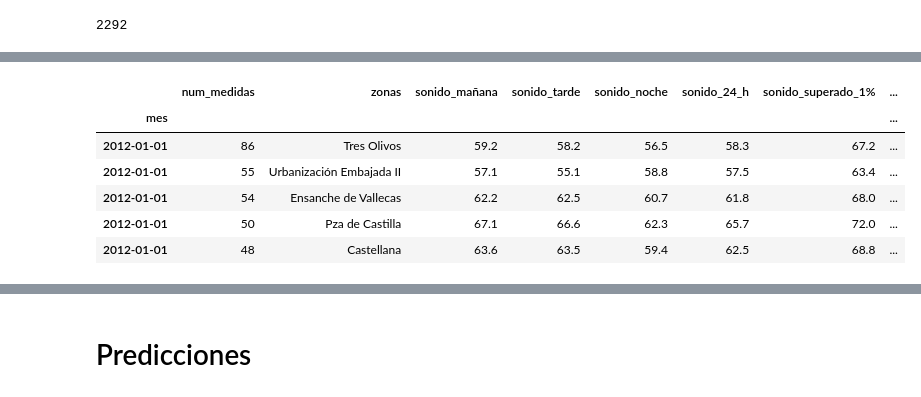
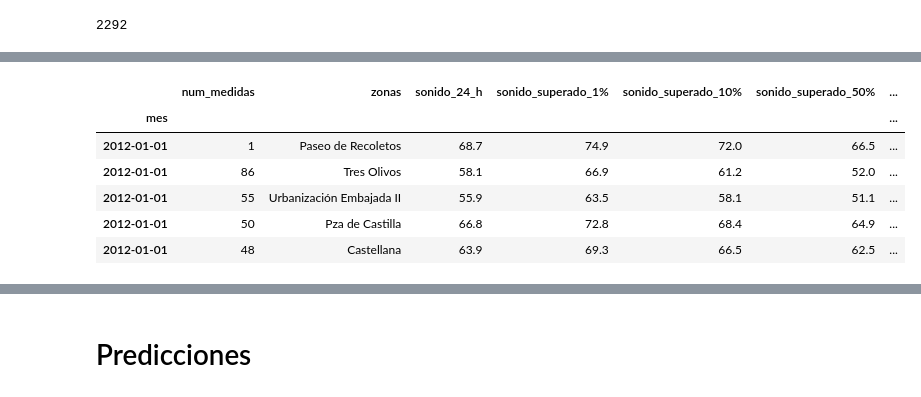
Before and after one commit to RogerPerello/Contaminacion_acustica, a Jupyter notebook: src/EDA.ipynb, the cells around one changed output, grey strips where cells are left out. Drawn from its saved outputs; the diff is of its cells as text; code cells hidden in the pictures.

```diff
--- a/src/EDA.ipynb
+++ b/src/EDA.ipynb
@@ -103,0 +157,5 @@ memory usage: 421.7+ KB
+# %%
+# Se borran las columnas con datos de mañana, día y noche, pues no existen para todos los años
+df_acoustics = df_acoustics.drop(columns=['Ld', 'Le', 'Ln'])
+
+df_acoustics.info()
@@ -103,0 +195,7 @@ memory usage: 421.7+ KB
+# %%
+# Se imputan esos nulos al mes anterior
+for col, values in [('LAS01', [67.8, 70.8]), ('LAS10', [64.5, 64.2]), ('LAS50', [58.6, 58.0]), ('LAS90', [42.7, 44.8]), ('LAS99', [37.1, 36.1])]:
+    fill_dict =  {4143: values[0], 4147: values[1]}
+    df_acoustics[col] = df_acoustics[col].fillna(value=fill_dict)
+
+df_acoustics.info()
@@ -103,0 +219,6 @@ memory usage: 421.7+ KB
+# %%
+# Se borran los demás nulos, pues son errores de la conversion de los xls
+# Todavía existen nulos, pero no son fallos de conversión y están en formato "string"
+df_acoustics = df_acoustics.dropna()
+
+df_acoustics.info()
@@ -104,3 +242,10 @@ memory usage: 421.7+ KB
+# %%
+# Se añaden los meses faltantes del año 15 con nulos. Se imputarán más adelante
+for month in ['jun-15', 'jul-15']:
+    df_summer_15 = df_acoustics[df_acoustics['Fecha'] == 'ago-15'].copy()
+    df_summer_15[['LAeq24', 'LAS01', 'LAS10', 'LAS50', 'LAS90', 'LAS99', 'NMT']] = np.nan
+    df_summer_15['Fecha'] = month
+    df_acoustics = pd.concat([df_acoustics, df_summer_15])
 # %%
 # Se convierte la columna "Fecha" al formato "datetime" y se pasa al índice
 df_acoustics['Fecha'] = df_acoustics['Fecha'].str.split('-').apply(lambda x: f'{month_dict[x[0]]}-{x[1]}')
@@ -152,28 +294,25 @@ memory usage: 389.2+ KB
 # %%
 # Se cambian los nombres de las columnas para mayor claridad
 df_acoustics = df_acoustics.rename(columns={'NMT': 'num_medidas',
                                           'Situación': 'zonas',
-                                            'Ld': 'sonido_mañana',
-                                            'Le': 'sonido_tarde',
-                                            'Ln': 'sonido_noche',
                                             'LAeq24': 'sonido_24_h',
                                             'LAS01': 'sonido_superado_1%',
                                             'LAS10': 'sonido_superado_10%',
                                             'LAS50': 'sonido_superado_50%',
                                             'LAS90': 'sonido_superado_90%',
                                             'LAS99': 'sonido_superado_99%'
                                             }
                                     )
 
 df_acoustics.head()
 # %% [output]
-|  | num_medidas | zonas | sonido_mañana | sonido_tarde | sonido_noche | sonido_24_h | sonido_superado_1% | ... |
-| mes |  |  |  |  |  |  |  | ... |
-| 2012-01-01 | 86 | Tres Olivos | 59.2 | 58.2 | 56.5 | 58.3 | 67.2 | ... |
-| 2012-01-01 | 55 | Urbanización Embajada II | 57.1 | 55.1 | 58.8 | 57.5 | 63.4 | ... |
-| 2012-01-01 | 54 | Ensanche de Vallecas | 62.2 | 62.5 | 60.7 | 61.8 | 68.0 | ... |
-| 2012-01-01 | 50 | Pza de Castilla | 67.1 | 66.6 | 62.3 | 65.7 | 72.0 | ... |
-| 2012-01-01 | 48 | Castellana | 63.6 | 63.5 | 59.4 | 62.5 | 68.8 | ... |
+|  | num_medidas | zonas | sonido_24_h | sonido_superado_1% | sonido_superado_10% | sonido_superado_50% | ... |
+| mes |  |  |  |  |  |  | ... |
+| 2012-01-01 | 1 | Paseo de Recoletos | 68.7 | 74.9 | 72.0 | 66.5 | ... |
+| 2012-01-01 | 86 | Tres Olivos | 58.1 | 66.9 | 61.2 | 52.0 | ... |
+| 2012-01-01 | 55 | Urbanización Embajada II | 55.9 | 63.5 | 58.1 | 51.1 | ... |
+| 2012-01-01 | 50 | Pza de Castilla | 66.8 | 72.8 | 68.4 | 64.9 | ... |
+| 2012-01-01 | 48 | Castellana | 63.9 | 69.3 | 66.5 | 62.5 | ... |
 # %%
 # Se pivota la tabla para que cada columna sea una zona y los valores sean el valor que supera los que hay el 50% del tiempo
 # Así podemos decir que la mayoría del tiempo se supera tal o cual valor
```
Also changed, not shown: parts of 34 cells of this notebook, 1 other file.
